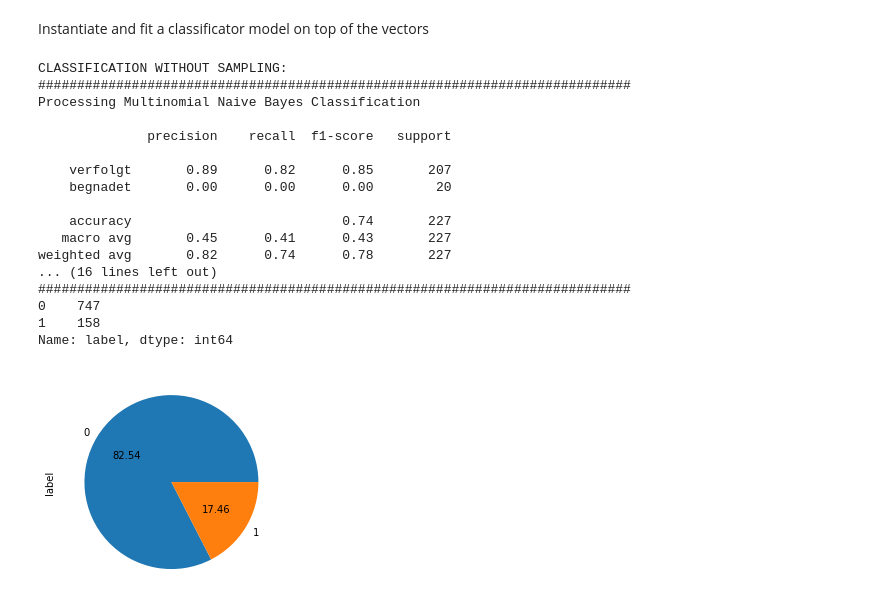
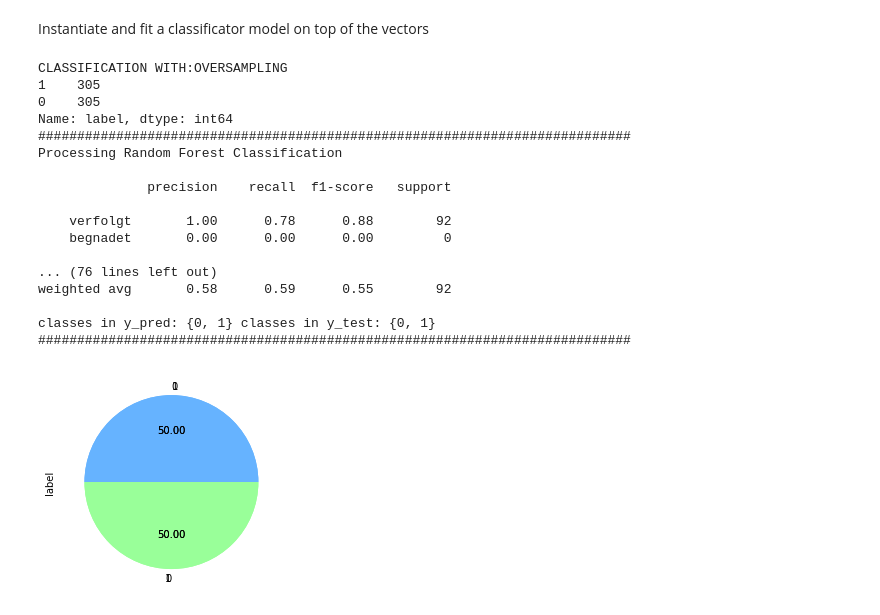
Before and after one commit to jessicajhassibi/Bachelor-Thesis, a Jupyter notebook: notebooks/4_text_classification.ipynb, the cells around one changed output. Saved outputs shown, nothing was run; the diff lists cells and outputs as text; code cells hidden in the pictures.

```diff
--- a/notebooks/4_text_classification.ipynb
+++ b/notebooks/4_text_classification.ipynb
@@ -27,22 +27,26 @@ e.g. use method = "muse", text_type='cleaned_texts', training_type = "pretrained
 load the preprocessed texts in defined languages into a dataframe
 # %%
 trained_on = "cleaned_sentences"
-classify_on = "cleaned_texts"
+classify_on = "cleaned_texts_topics"
 
 docs = list()
 if classify_on == "cleaned_texts":
     # case for texts
-    #df = get_cleaned_dataframe_with_topics()
     df = get_cleaned_dataframe()
     df = df[[classify_on, 'label']].copy()
     df = df.rename(columns={classify_on: 'data'})
     docs = get_documents_list('cleaned_texts')
+
+elif classify_on == "cleaned_texts_topics":
+    df = get_cleaned_dataframe_with_topics(num_topics=5)
+    df = df[[classify_on, 'label']].copy()
+    df = df.rename(columns={classify_on: 'data'})
+    docs = get_documents_list(classify_on)
 
 elif classify_on == "cleaned_sentences" or classify_on == "cleaned_paragraphs":
     # case for sentences and paragraphs
     docs, targets = get_data_and_labels_lists(classify_on)
     df = pd.DataFrame(list(zip(docs, targets)),
                    columns =['data', 'label'])
-
-df
+docs
 # %% [output]
@@ -84,8 +92,8 @@ python unsupervised.py --src_lang en --tgt_lang de --src_emb /Users/jessicahassi
 
 Place the aligned vectors to /models/classification/FastText/aligned_embeddings and use code in next cell with method="muse" to combine those embeddings and get multilingual word vectors.
 # %%
-method = "fastText"
-training_type = "from_scratch"
+method = "muse"
+training_type = "pretrained_aligned"
 # %%
-model, word_vectors = get_embedding_model(docs, text_type = trained_on, training_type = training_type, method = method)
+model, word_vectors = get_embedding_model(docs, text_type = "cleaned_texts", training_type = training_type, method = method)
 # %% [output]
@@ -145,7 +150,8 @@ X_test_vect_avg = classification.average_text_vector(X_test_vect)
 # %% [markdown]
 Instantiate and fit a classificator model on top of the vectors
 # %%
-resampling = False
+resampling = True
+colors = ['#66b3ff','#99ff99']
 if not resampling:
     print("CLASSIFICATION WITHOUT SAMPLING:")
     #y_pred = classification.classify_predict(X_train_vect_avg, X_test_vect_avg, y_train, "Random Forest")
@@ -158,50 +164,50 @@ if not resampling:
     classification.print_classification_report(y_test, y_pred)
 
     print(y_train.value_counts())
-    y_train.value_counts().plot.pie(autopct='%0.2f')
+    y_train.value_counts().plot.pie(autopct='%0.2f', colors=colors)
 
 else:
     ros = RandomOverSampler(sampling_strategy="not majority")
     rus = RandomUnderSampler(random_state=0, sampling_strategy="majority")
 
     for sampler, method in [(ros, "OVERSAMPLING"),(rus, "UNDERSAMPLING")]:
         print(f"CLASSIFICATION WITH:{method}")
 
         X_train_2d = X_train.values.reshape(-1, 1) # puts each elem of array in own array
         X_res, y_res = sampler.fit_resample(X_train_2d, y_train)
 
         print(y_res.value_counts())
-        y_res.value_counts().plot.pie(autopct='%0.2f')
+        y_res.value_counts().plot.pie(autopct='%0.2f', colors=colors)
 
         #X_res revert 2_dimensionality
         X_res_1d = X_res.flatten()
 
         # classification with resampled vectors
         X_res_vect = classification.text2vec(X_res_1d, word_vectors)
         X_res_vect_avg = classification.average_text_vector(X_res_vect)
 
-        #y_res_pred = classification.classify_predict(X_res_vect_avg, X_test_vect_avg, y_res, "Random Forest")
-        #classification.print_classification_report(y_test, y_res_pred)
+        y_res_pred = classification.classify_predict(X_res_vect_avg, X_test_vect_avg, y_res, "Random Forest")
+        classification.print_classification_report(y_test, y_res_pred)
         y_res_pred = classification.classify_predict(X_res_vect_avg, X_test_vect_avg, y_res, "Multinomial Naive Bayes")
         classification.print_classification_report(y_test, y_res_pred)
         y_res_pred = classification.classify_predict(X_res_vect_avg, X_test_vect_avg, y_res, "SVM")
         classification.print_classification_report(y_test, y_res_pred)
 # %% [output]
-CLASSIFICATION WITHOUT SAMPLING:
+CLASSIFICATION WITH:OVERSAMPLING
+1    305
+0    305
+Name: label, dtype: int64
 ############################################################################
-Processing Multinomial Naive Bayes Classification
+Processing Random Forest Classification
 
               precision    recall  f1-score   support
 
-    verfolgt       0.89      0.82      0.85       207
-    begnadet       0.00      0.00      0.00        20
+    verfolgt       1.00      0.78      0.88        92
+    begnadet       0.00      0.00      0.00         0
 
-    accuracy                           0.74       227
-   macro avg       0.45      0.41      0.43       227
-weighted avg       0.82      0.74      0.78       227
-... (16 lines left out)
+... (76 lines left out)
+weighted avg       0.58      0.59      0.55        92
+
+classes in y_pred: {0, 1} classes in y_test: {0, 1}
 ############################################################################
-0    747
-1    158
-Name: label, dtype: int64
-[figure, old version]
+[figure, new version]
```
Also changed, not shown: parts of 2 cells of this notebook, 27 other files.
